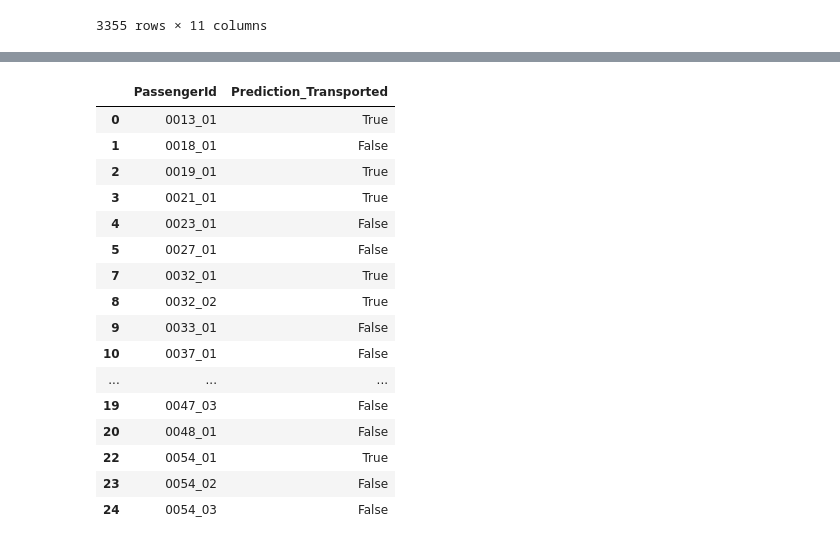
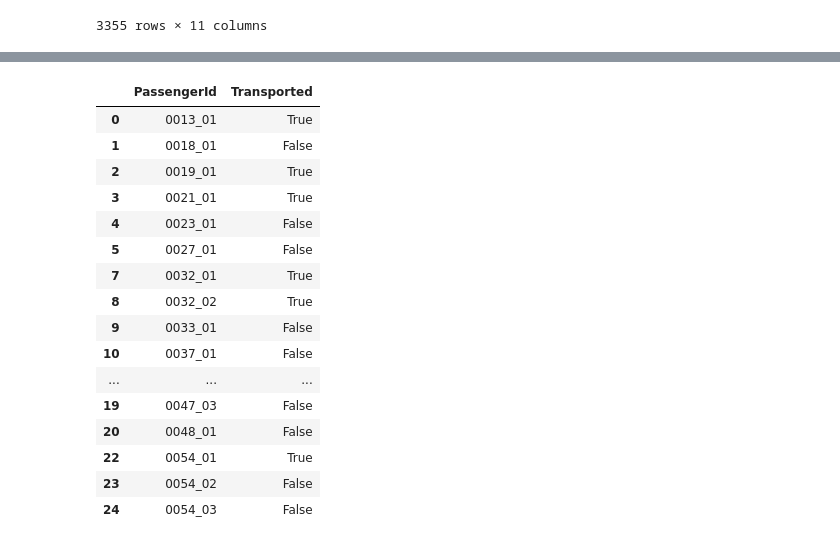
Before and after one commit to AurelienCD/Formation_OCR_Ing_Machine_Learning, a Jupyter notebook: P8_01_notebook.ipynb, the cells around one changed output, grey strips where cells are left out. Cells and saved outputs as stored; diff of their text form; code cells hidden in the pictures.

```diff
--- a/P8_01_notebook.ipynb
+++ b/P8_01_notebook.ipynb
@@ -993,3 +1084,5 @@ df_test_mod
 | 4272 | 9266_02 | Earth | True | TRAPPIST-1e | 34.0 | False | S | G | 1496.0 | ... |
 | 4276 | 9277_01 | Earth | True | PSO J318.5-22 | 43.0 | False | S | G | 1498.0 | ... |
 3355 rows × 11 columns
+# %%
+df_test_mod.set_index('PassengerId')
@@ -996 +1104,3 @@ df_test_mod
+# %%
+df_test_mod = df_test_mod.rename(columns={"Prediction_Transported": "Transported"})
 # %%
@@ -998,7 +1108,7 @@ df_test_mod[['PassengerId' , 'Prediction_Transported']].to_csv('Projet8_predicti
 # %%
-df_test_mod[['PassengerId' , 'Prediction_Transported']].head(20)
+df_test_mod[['PassengerId' , 'Transported']].head(20)
 # %% [output]
-|  | PassengerId | Prediction_Transported |
+|  | PassengerId | Transported |
 | 0 | 0013_01 | True |
 | 1 | 0018_01 | False |
 | 2 | 0019_01 | True |
```
Also changed, not shown: parts of 17 cells of this notebook.
